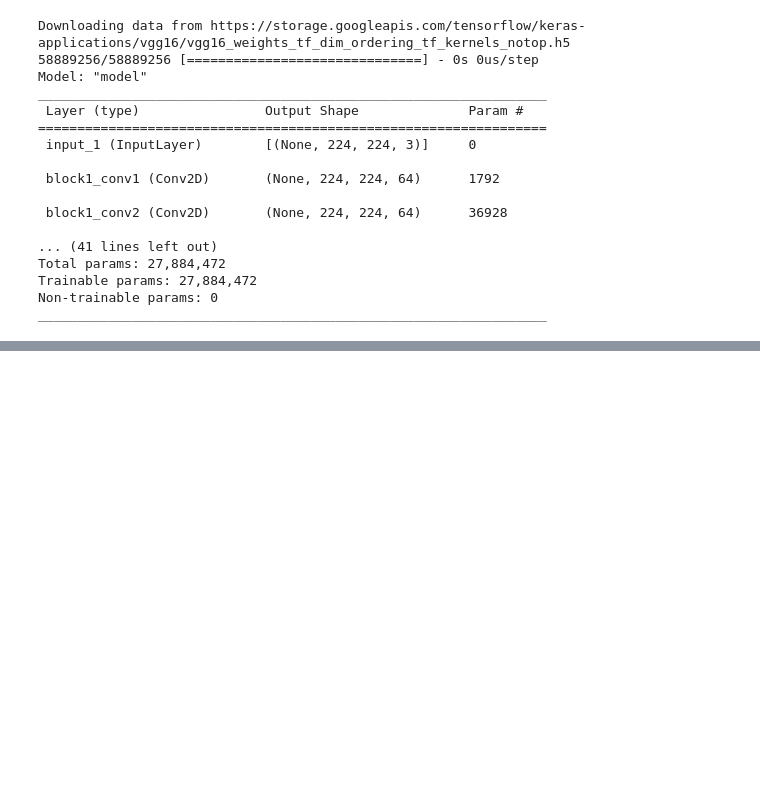
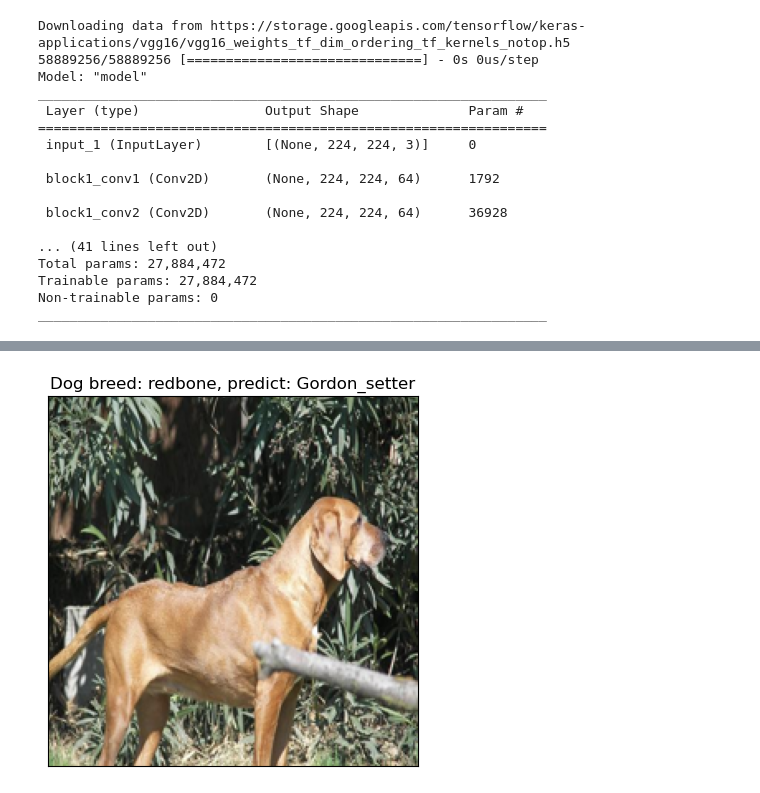
Before and after one commit to RCaz33/API_predict, a Jupyter notebook: cazelles-remi-notebook-072023.ipynb, the cells around one changed output, grey strips where cells are left out. Saved outputs shown, nothing was run; the diff lists cells and outputs as text; code cells hidden in the pictures; blank space fills up the shorter version.

Commit message:
Kaggle Notebook | Cazelles_Remi_notebook_072023 | Version 15

```diff
--- a/cazelles-remi-notebook-072023.ipynb
+++ b/cazelles-remi-notebook-072023.ipynb
@@ -893,0 +825,32 @@ weighted avg       1.00      1.00      1.00       300
+# %%
+path = "/kaggle/input/stanford-dogs-dataset/images/Images"
+np.random.seed(42)
+
+categories = os.listdir(path)
+random.shuffle(categories)
+
+images = os.listdir(path+"/"+categories[0])
+random.shuffle(images)
+img = cv2.imread(path+"/"+categories[0]+"/"+images[0])
+
+img = cv2.cvtColor(img, cv2.COLOR_BGR2RGB)
+img_array = Image.fromarray(img, 'RGB')
+resized_img = img_array.resize((224, 224))
+
+image = np.array(resized_img)
+image = image.astype(np.float32)
+image = image/255
+
+image = np.expand_dims(image, axis=0)
+
+pred = new_model.predict(image)
+_label = labels_[np.argmax(pred)]
+
+
+image = np.reshape(image, (224, 224, 3))
+plt.imshow(image)
+plt.title('Dog breed: {}, predict: {}'.format(categories[0][10:],_label))
+plt.xticks([])
+plt.yticks([])
+plt.show()
+# %% [output]
@@ -893,0 +858 @@ weighted avg       1.00      1.00      1.00       300
+[figure, added]
```
Also changed, not shown: parts of 29 cells of this notebook.
